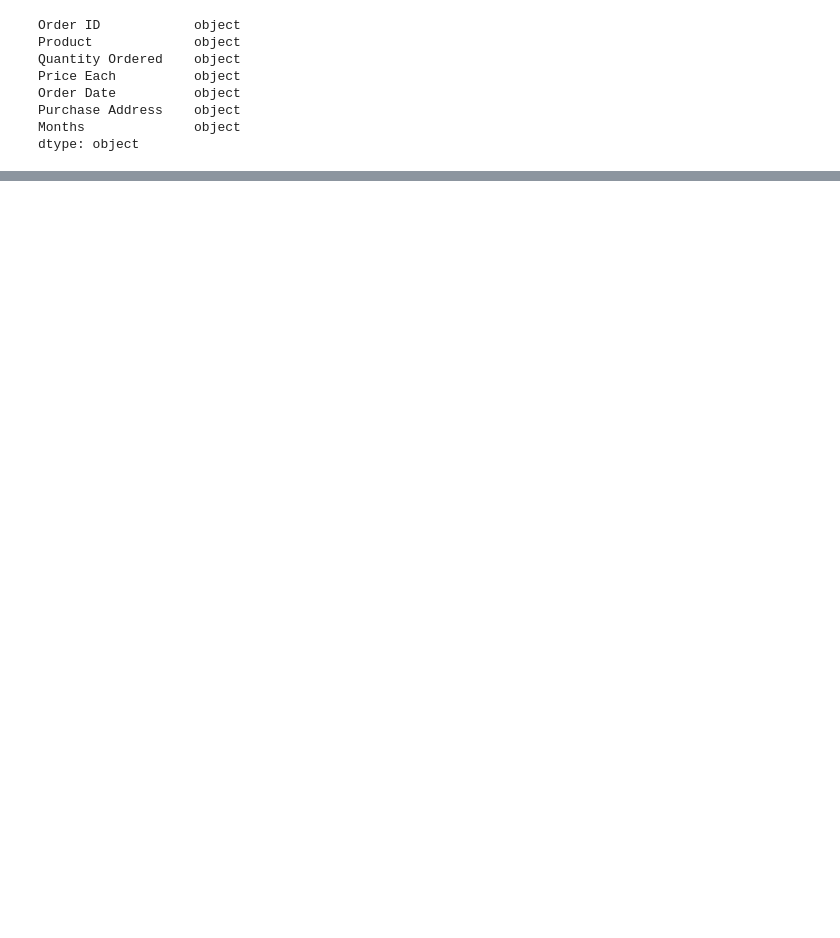
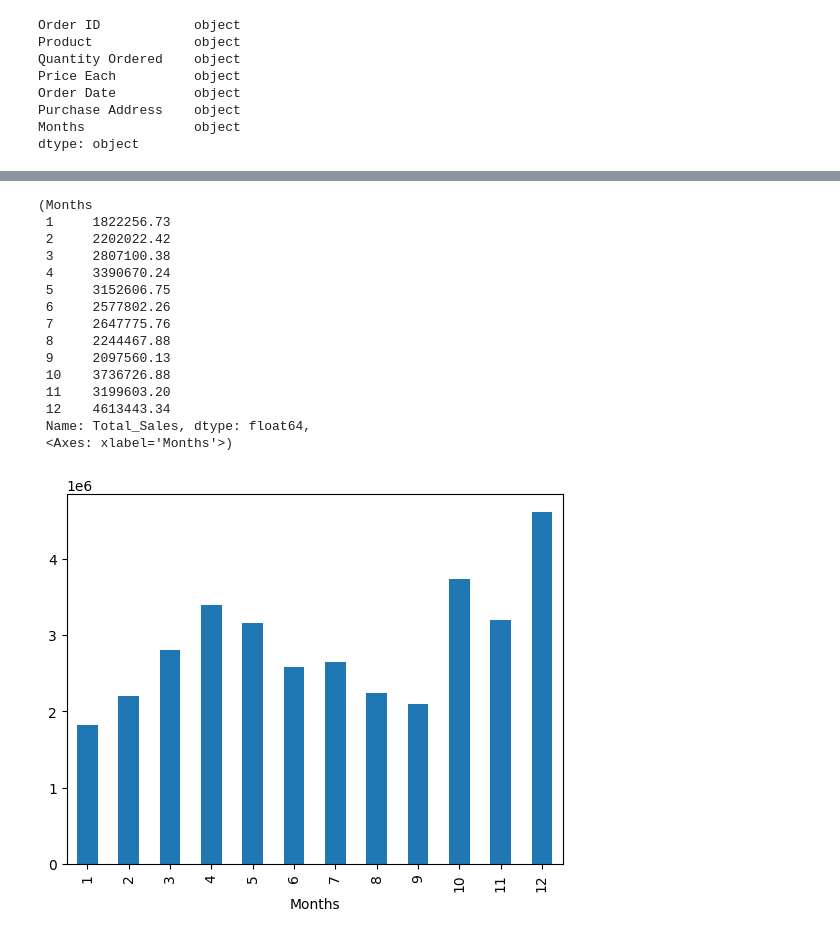
Before and after one commit to Nishantthakurrr/Sales-Data-Analysis, a Jupyter notebook: Sales_Data_Analysis.ipynb, the cells around one changed output, grey strips where cells are left out. Drawn from its saved outputs; the diff is of its cells as text; code cells hidden in the pictures; blank space fills up the shorter version.

```diff
--- a/Sales_Data_Analysis.ipynb
+++ b/Sales_Data_Analysis.ipynb
@@ -194,0 +225,5 @@ dtype: object
+# %%
+# Creating a Dataset with filtering the"Order Date" from the month column
+
+Sales_data=Sales_data[~filter2]
+Sales_data
@@ -194,0 +244,2 @@ dtype: object
+# %%
+Sales_data["Months"]=Sales_data["Months"].astype("int32")
@@ -194,0 +266,6 @@ dtype: object
+# %%
+Sales_data["Price Each"]=Sales_data["Price Each"].astype("float")
+Sales_data["Quantity Ordered"]=Sales_data["Quantity Ordered"].astype("int32")
+# %%
+Sales_data["Total_Sales"]=Sales_data["Quantity Ordered"]*Sales_data["Price Each"]
+Sales_data
@@ -194,0 +286,19 @@ dtype: object
+# %%
+Sales_data.groupby(["Months"])["Total_Sales"].sum(), Sales_data.groupby(["Months"])["Total_Sales"].sum().plot(kind="bar", y="Total_Sales")
+# %% [output]
+(Months
+ 1     1822256.73
+ 2     2202022.42
+ 3     2807100.38
+ 4     3390670.24
+ 5     3152606.75
+ 6     2577802.26
+ 7     2647775.76
+ 8     2244467.88
+ 9     2097560.13
+ 10    3736726.88
+ 11    3199603.20
+ 12    4613443.34
+ Name: Total_Sales, dtype: float64,
+ <Axes: xlabel='Months'>)
+[figure, added]
```
Also changed, not shown: parts of 7 cells of this notebook.
